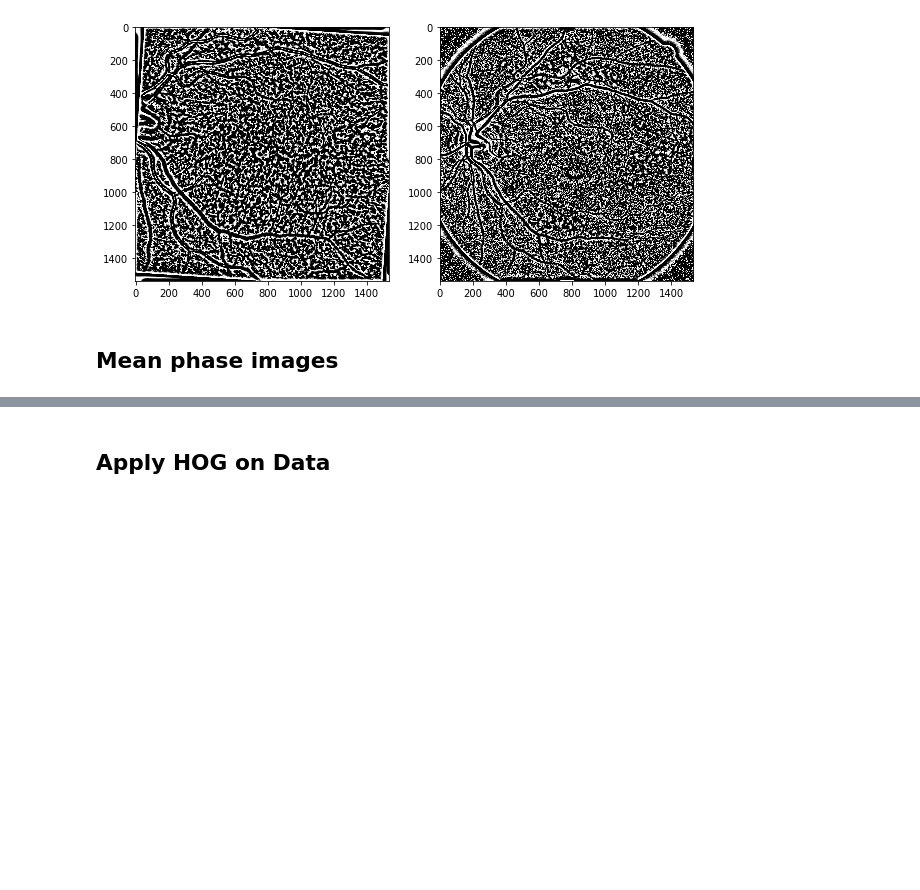
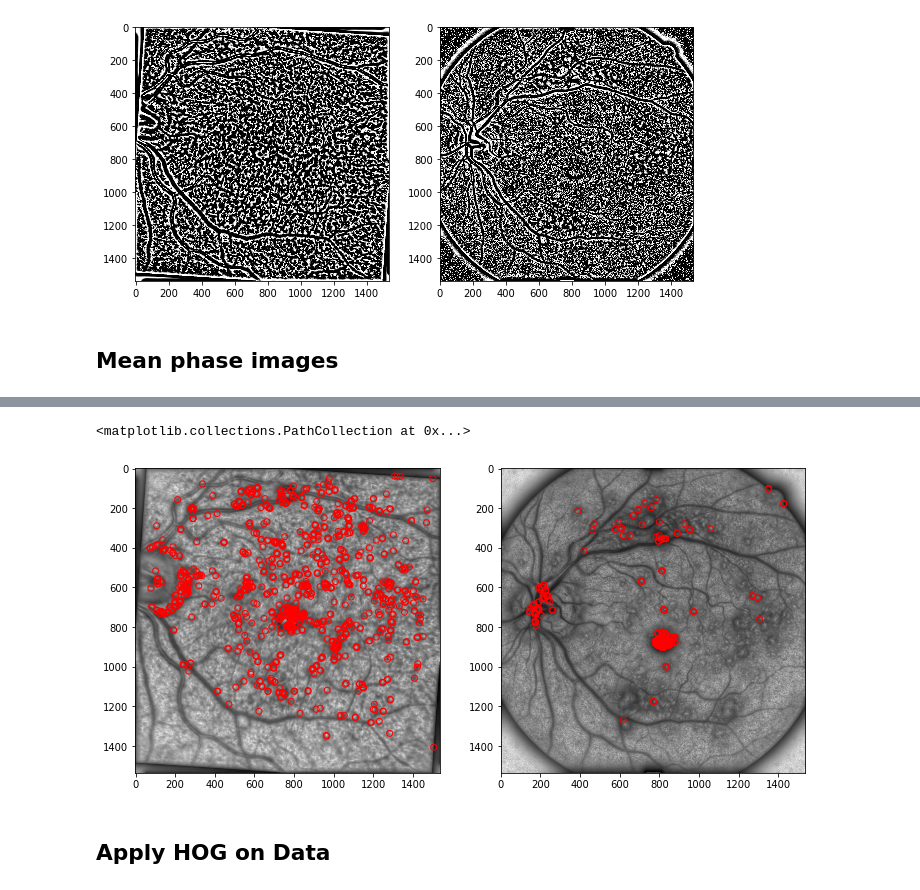
Before and after one commit to MedVisBonn/eyepy, a Jupyter notebook: notebooks/NIR_CFP_registration.ipynb, the cells around one changed output, grey strips where cells are left out. Drawn from its saved outputs; the diff is of its cells as text; code cells hidden in the pictures; blank space fills up the shorter version.

```diff
--- a/notebooks/NIR_CFP_registration.ipynb
+++ b/notebooks/NIR_CFP_registration.ipynb
@@ -317,0 +108,15 @@ np.nanstd(phase(cfp_img[..., 1], 0.5))
+# %%
+from skimage.feature import ORB
+def orb_detect_extract(img, **kwargs):
+    descriptor_extractor = ORB(**kwargs)
+    descriptor_extractor.detect_and_extract(img)
+    keypoints = descriptor_extractor.keypoints
+    descriptors = descriptor_extractor.descriptors
+
+    return keypoints, descriptors
+
+dest_key, dest_feat = orb_detect_extract(nir_mp, n_keypoints=200, harris_k=0.01, n_scales=20, downscale=1.3)
+src_key, src_feat = orb_detect_extract(cfp_mp, n_keypoints=200, harris_k=0.01, n_scales=20, downscale=1.3)
+# %%
+dest_key, dest_feat = orb_detect_extract(nir_img, n_keypoints=1000, n_scales=5, downscale=1.5)
+src_key, src_feat = orb_detect_extract(cfp_img[..., 1], n_keypoints=1000, n_scales=5, downscale=1.5)
@@ -318,3 +127,14 @@ np.nanstd(phase(cfp_img[..., 1], 0.5))
+# %%
+fig, ax = plt.subplots(nrows=1, ncols=2, figsize=(12, 6))
+
+ax[0].imshow(-nir_mp, cmap=plt.cm.gray)
+ax[0].scatter(dest_key[:, 1], dest_key[:, 0], facecolors='none', edgecolors='r')
+
+ax[1].imshow(-cfp_mp, cmap=plt.cm.gray)
+ax[1].scatter(src_key[:, 1], src_key[:, 0], facecolors='none', edgecolors='r')
+# %% [output]
+<matplotlib.collections.PathCollection at 0x...>
+[figure, added]
 # %% [markdown]
 ## Apply HOG on Data
 # %%
```
Also changed, not shown: parts of 42 cells of this notebook, 1 other file.
